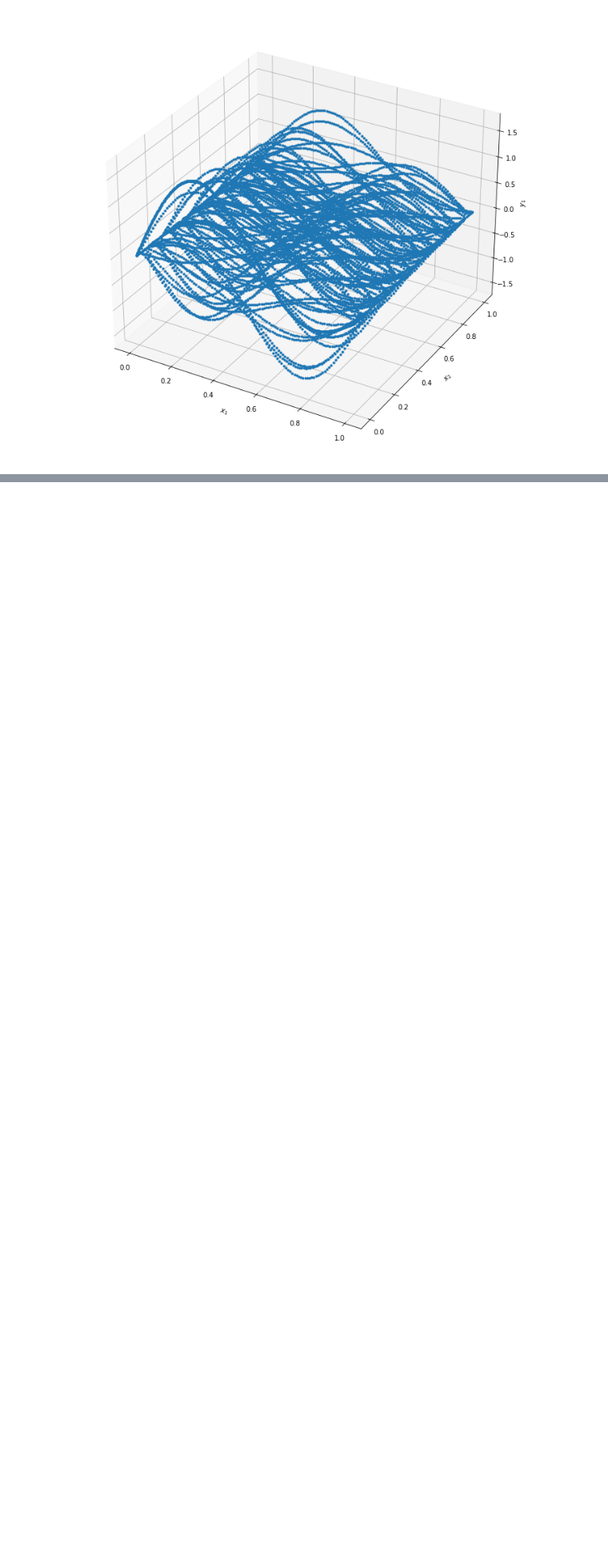
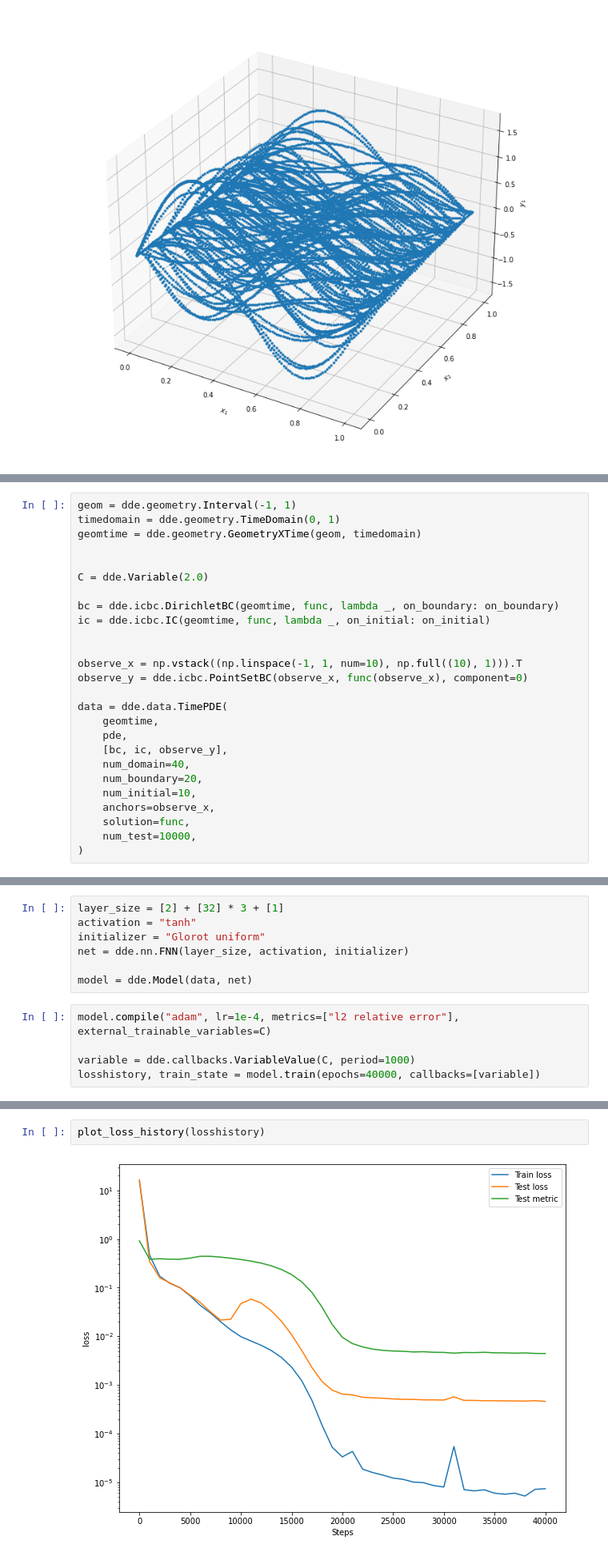
Before and after one commit to Wulx2050/DeepXDE-and-PINN, a Jupyter notebook: 4四大线性偏微分方程.ipynb, the cells around one changed output, grey strips where cells are left out. Shown at 80% size. Saved outputs shown, nothing was run; the diff lists cells and outputs as text; blank space fills up the shorter version.

```diff
--- a/4四大线性偏微分方程.ipynb
+++ b/4四大线性偏微分方程.ipynb
@@ -1186,0 +1225,26 @@ plot_best_state(train_state)
+# %%
+geom = dde.geometry.Interval(-1, 1)
+timedomain = dde.geometry.TimeDomain(0, 1)
+geomtime = dde.geometry.GeometryXTime(geom, timedomain)
+
+
+C = dde.Variable(2.0)
+
+bc = dde.icbc.DirichletBC(geomtime, func, lambda _, on_boundary: on_boundary)
+ic = dde.icbc.IC(geomtime, func, lambda _, on_initial: on_initial)
+
+
+observe_x = np.vstack((np.linspace(-1, 1, num=10), np.full((10), 1))).T
+observe_y = dde.icbc.PointSetBC(observe_x, func(observe_x), component=0)
+
+data = dde.data.TimePDE(
+    geomtime,
+    pde,
+    [bc, ic, observe_y],
+    num_domain=40,
+    num_boundary=20,
+    num_initial=10,
+    anchors=observe_x,
+    solution=func,
+    num_test=10000,
+)
@@ -1186,0 +1253,12 @@ plot_best_state(train_state)
+# %%
+layer_size = [2] + [32] * 3 + [1]
+activation = "tanh"
+initializer = "Glorot uniform"
+net = dde.nn.FNN(layer_size, activation, initializer)
+
+model = dde.Model(data, net)
+# %%
+model.compile("adam", lr=1e-4, metrics=["l2 relative error"], external_trainable_variables=C)
+
+variable = dde.callbacks.VariableValue(C, period=1000)
+losshistory, train_state = model.train(epochs=40000, callbacks=[variable])
@@ -1186,0 +1287,4 @@ plot_best_state(train_state)
+# %%
+plot_loss_history(losshistory)
+# %% [output]
+[figure, added]
```
Also changed, not shown: parts of 7 cells of this notebook, 10 other files.
